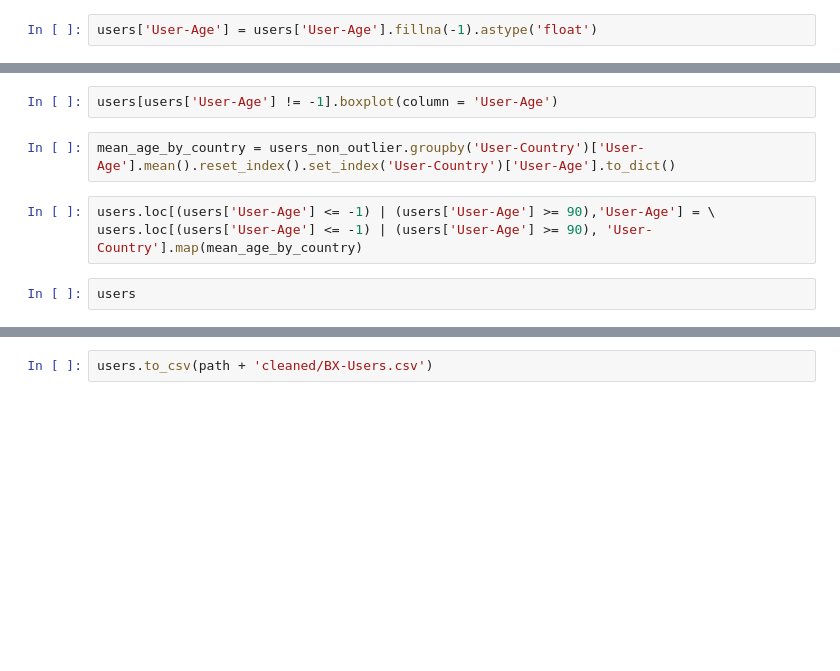
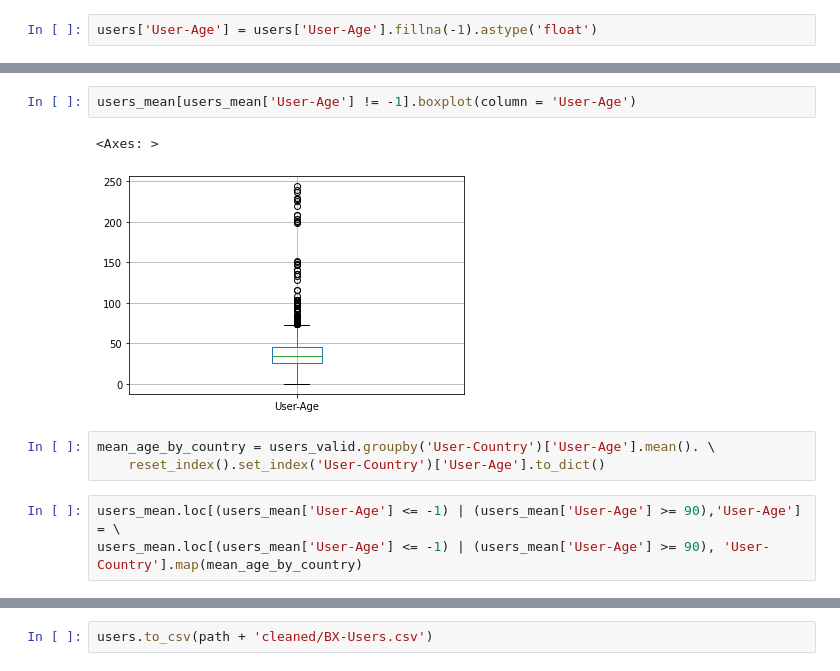
Before and after one commit to caseynator123/EDP_assigment2, a Jupyter notebook: preprocessing/preprocessing_user.ipynb, the cells around one changed output, grey strips where cells are left out. Saved outputs shown, nothing was run; the diff lists cells and outputs as text; blank space fills up the shorter version.

```diff
--- a/preprocessing/preprocessing_user.ipynb
+++ b/preprocessing/preprocessing_user.ipynb
@@ -258,9 +356,11 @@ users.boxplot(column = 'User-Age')
 # %%
-users[users['User-Age'] != -1].boxplot(column = 'User-Age')
+users_mean[users_mean['User-Age'] != -1].boxplot(column = 'User-Age')
+# %% [output]
+<Axes: >
+[figure, added]
 # %%
-mean_age_by_country = users_non_outlier.groupby('User-Country')['User-Age'].mean().reset_index().set_index('User-Country')['User-Age'].to_dict()
+mean_age_by_country = users_valid.groupby('User-Country')['User-Age'].mean(). \
+    reset_index().set_index('User-Country')['User-Age'].to_dict()
 # %%
-users.loc[(users['User-Age'] <= -1) | (users['User-Age'] >= 90),'User-Age'] = \
-users.loc[(users['User-Age'] <= -1) | (users['User-Age'] >= 90), 'User-Country'].map(mean_age_by_country)
+users_mean.loc[(users_mean['User-Age'] <= -1) | (users_mean['User-Age'] >= 90),'User-Age'] = \
+users_mean.loc[(users_mean['User-Age'] <= -1) | (users_mean['User-Age'] >= 90), 'User-Country'].map(mean_age_by_country)
-# %%
-users
```
Also changed, not shown: parts of 28 cells of this notebook, 1 other file.
